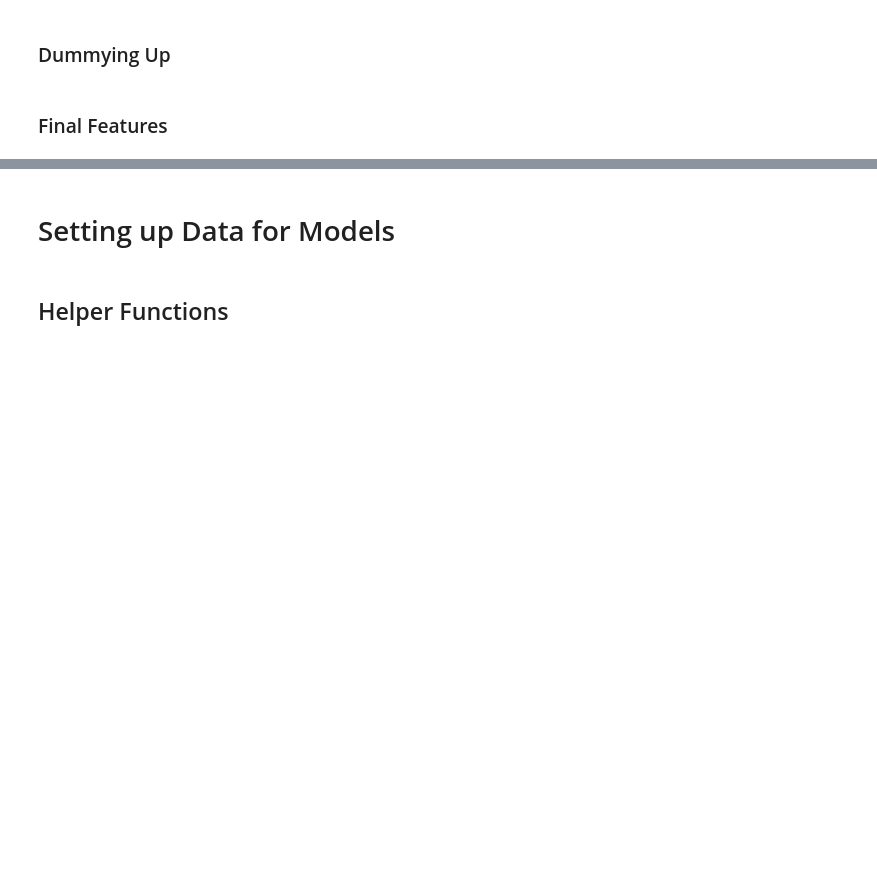
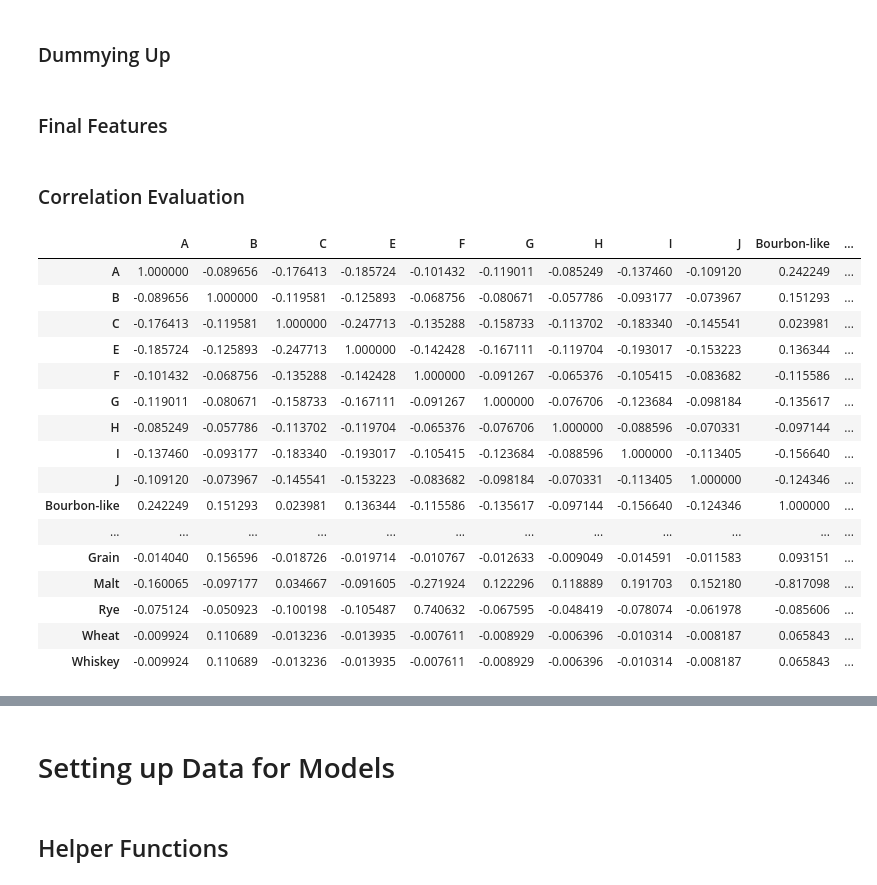
Before and after one commit to hamiltonchangcodes/project_whisky, a Jupyter notebook: Project Whiskey - Expanded EDA.ipynb, the cells around one changed output, grey strips where cells are left out. Saved outputs shown, nothing was run; the diff lists cells and outputs as text; code cells hidden in the pictures; blank space fills up the shorter version.

Commit message:
correlations

```diff
--- a/Project Whiskey - Expanded EDA.ipynb
+++ b/Project Whiskey - Expanded EDA.ipynb
@@ -125,3 +125,25 @@ df = pd.concat([df, dfDummies], axis =1 )
 df = df.drop(['metascore', 'STDEV', 'reviews', 'Country'], axis = 1)
 df.drop(['Whisky', 'Cost', 'supercluster'], axis = 1, inplace = True)
 df.drop(['Class', 'Cluster', 'Type'], axis =1, inplace = True)
+# %% [markdown]
+### Correlation Evaluation
+# %%
+df.corr()
+# %% [output]
+|  | A | B | C | E | F | G | H | I | J | Bourbon-like | ... |
+| A | 1.000000 | -0.089656 | -0.176413 | -0.185724 | -0.101432 | -0.119011 | -0.085249 | -0.137460 | -0.109120 | 0.242249 | ... |
+| B | -0.089656 | 1.000000 | -0.119581 | -0.125893 | -0.068756 | -0.080671 | -0.057786 | -0.093177 | -0.073967 | 0.151293 | ... |
+| C | -0.176413 | -0.119581 | 1.000000 | -0.247713 | -0.135288 | -0.158733 | -0.113702 | -0.183340 | -0.145541 | 0.023981 | ... |
+| E | -0.185724 | -0.125893 | -0.247713 | 1.000000 | -0.142428 | -0.167111 | -0.119704 | -0.193017 | -0.153223 | 0.136344 | ... |
+| F | -0.101432 | -0.068756 | -0.135288 | -0.142428 | 1.000000 | -0.091267 | -0.065376 | -0.105415 | -0.083682 | -0.115586 | ... |
+| G | -0.119011 | -0.080671 | -0.158733 | -0.167111 | -0.091267 | 1.000000 | -0.076706 | -0.123684 | -0.098184 | -0.135617 | ... |
+| H | -0.085249 | -0.057786 | -0.113702 | -0.119704 | -0.065376 | -0.076706 | 1.000000 | -0.088596 | -0.070331 | -0.097144 | ... |
+| I | -0.137460 | -0.093177 | -0.183340 | -0.193017 | -0.105415 | -0.123684 | -0.088596 | 1.000000 | -0.113405 | -0.156640 | ... |
+| J | -0.109120 | -0.073967 | -0.145541 | -0.153223 | -0.083682 | -0.098184 | -0.070331 | -0.113405 | 1.000000 | -0.124346 | ... |
+| Bourbon-like | 0.242249 | 0.151293 | 0.023981 | 0.136344 | -0.115586 | -0.135617 | -0.097144 | -0.156640 | -0.124346 | 1.000000 | ... |
+| ... | ... | ... | ... | ... | ... | ... | ... | ... | ... | ... | ... |
+| Grain | -0.014040 | 0.156596 | -0.018726 | -0.019714 | -0.010767 | -0.012633 | -0.009049 | -0.014591 | -0.011583 | 0.093151 | ... |
+| Malt | -0.160065 | -0.097177 | 0.034667 | -0.091605 | -0.271924 | 0.122296 | 0.118889 | 0.191703 | 0.152180 | -0.817098 | ... |
+| Rye | -0.075124 | -0.050923 | -0.100198 | -0.105487 | 0.740632 | -0.067595 | -0.048419 | -0.078074 | -0.061978 | -0.085606 | ... |
+| Wheat | -0.009924 | 0.110689 | -0.013236 | -0.013935 | -0.007611 | -0.008929 | -0.006396 | -0.010314 | -0.008187 | 0.065843 | ... |
+| Whiskey | -0.009924 | 0.110689 | -0.013236 | -0.013935 | -0.007611 | -0.008929 | -0.006396 | -0.010314 | -0.008187 | 0.065843 | ... |
```
Also changed, not shown: parts of 4 cells of this notebook.
